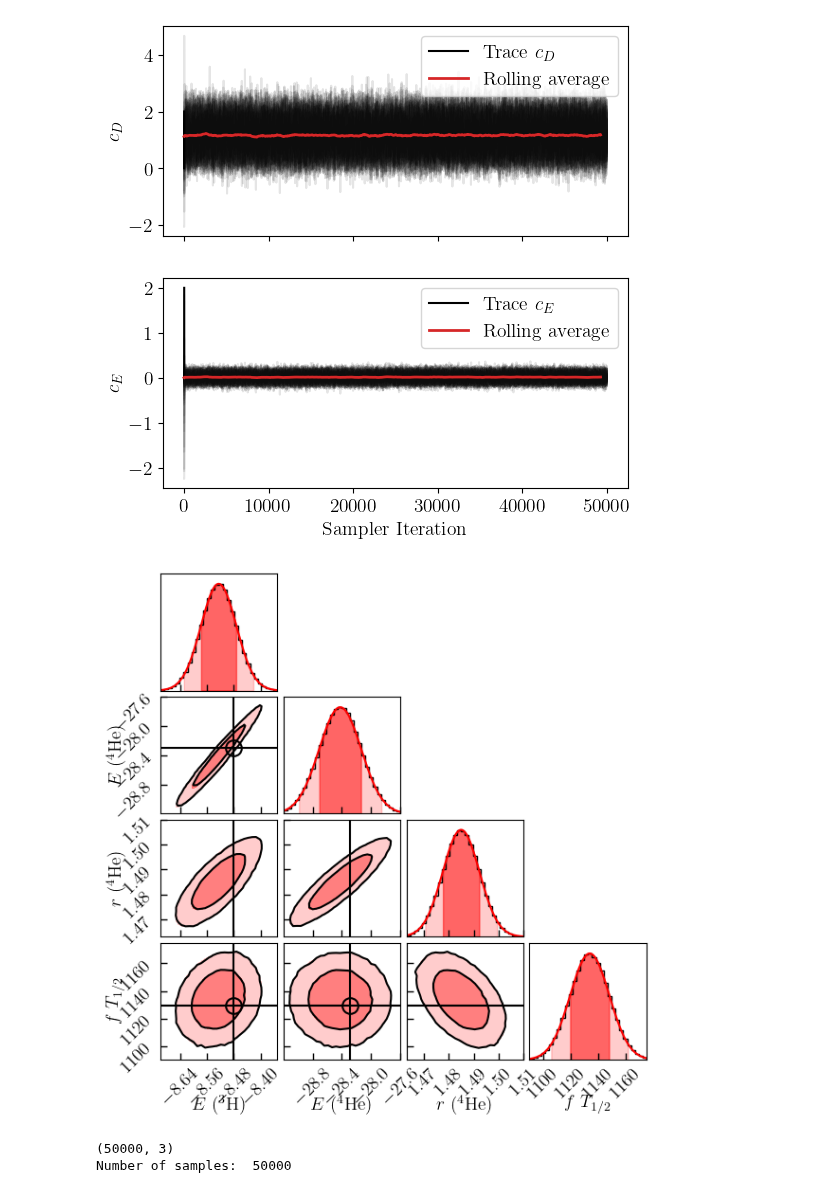
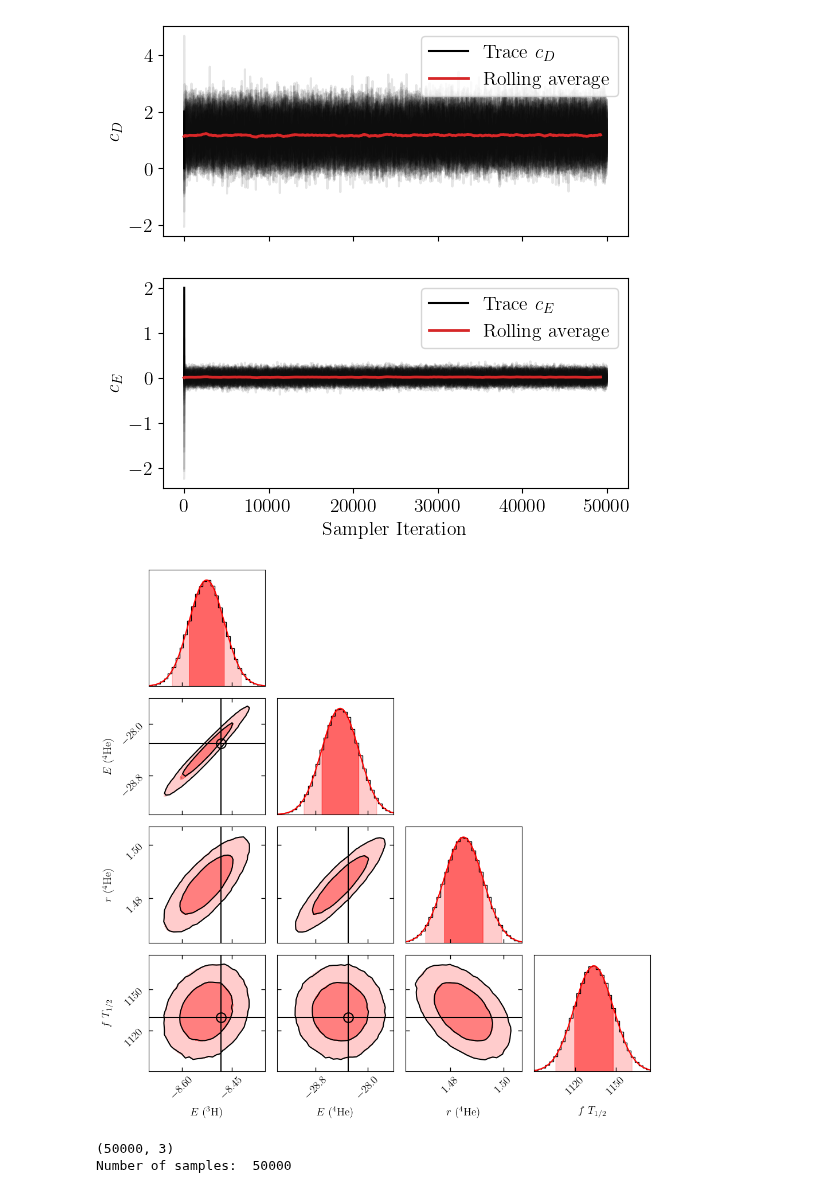
Before and after one commit to stommen/tif285-projects, a Jupyter notebook: project_1/project1_JHOS.ipynb, the cells around one changed output. Saved outputs shown, nothing was run; the diff lists cells and outputs as text; code cells hidden in the pictures.

```diff
--- a/project_1/project1_JHOS.ipynb
+++ b/project_1/project1_JHOS.ipynb
@@ -741,41 +741,41 @@ fig = corner.corner(obs_values.T, labels=[r"$E$ ($^3$H)", r"$E$ ($^4$He)", r"$r$
                     show_titles=False, bins=30, plot_contours=True, plot_datapoints=False,
                     plot_density=False, levels=[0.68, 0.95], truth_color='k',
                     range=[(-8.7, -8.35), (-29.4, -27.6), (1.463, 1.507), (1090, 1175)])
-fig.set_size_inches(6, 6)
+fig.set_size_inches(10, 10)
 
 
 # ----------------- Customize the figure and plot the fits ------------------ #
 # Define the indices for the diagonal and contour plots
 diag_indices = [0, 5, 10, 15]
 contour_indices = [4, 8, 9, 12, 13, 14]
 # Define the indices for the variables in the 2D marginal distribution,
 # E3H = 0, E4He = 1, Rp4He = 2, fT3H = 3.
 var_indices = [(0, 1), (0, 2), (1, 2), (0, 3), (1, 3), (2, 3)]
 ticks = [(-8.6, -8.45), (-28.8, -28), (1.48, 1.50), (1120, 1150)]
 
 # Fit the predictive distributions to a multivariate normal distribution
 means, cov, mv_pdf = fit_samples(obs_values.T)
 sigmas = np.sqrt(np.diag(cov))
 # Plot the fitted multivariate normal distribution in the corner plot
 for i, ax in enumerate(fig.get_axes()):
     # Modify the ticks for the corner plot
     ax.tick_params(axis='both', direction='in', length=5, width=1, colors='black')
     # Diagonal plots
     if i in diag_indices:
         ax.set_xticks(ticks[diag_indices.index(i)])
         # Plot each observable's fit over the histogram
         plot_fit(ax, obs_values[diag_indices.index(i)], means[diag_indices.index(i)], sigmas[diag_indices.index(i)])
     # Contour plots
     elif i in contour_indices:
         ax.yaxis.set_ticks_position('both')
         ax.xaxis.set_ticks_position('both')
         # Plot the 2D marginal distribution of the fitted multivariate normal for each
         # pair of observables in the corner plot
         corner_contour(ax, mv_pdf, means, cov, var_idx=var_indices[contour_indices.index(i)])
-
-# fig.savefig('figs/post_pred_distributions.pdf', bbox_inches='tight')
+plt.tight_layout()
+#fig.savefig('figs/post_pred_distributions.pdf', bbox_inches='tight')
 # %% [output]
-[figure, old version]
+[figure, new version]
 # %%
 # =========================================================================== #
 # Extra task: Sample the error model
```
Also changed, not shown: 1 other file.
